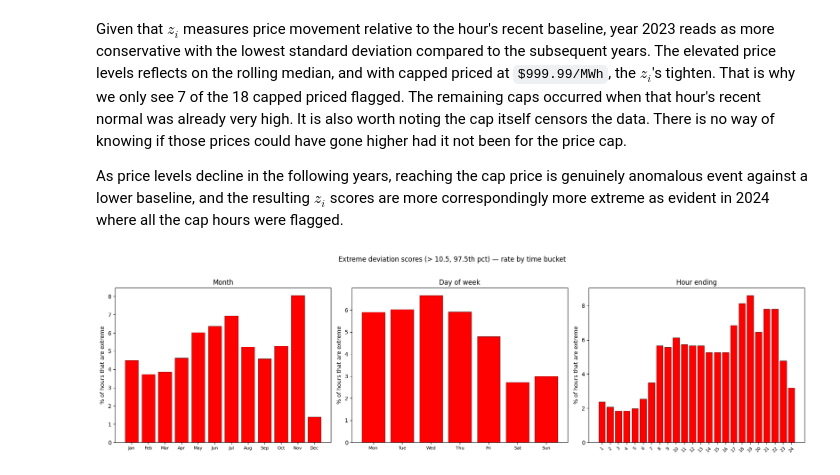
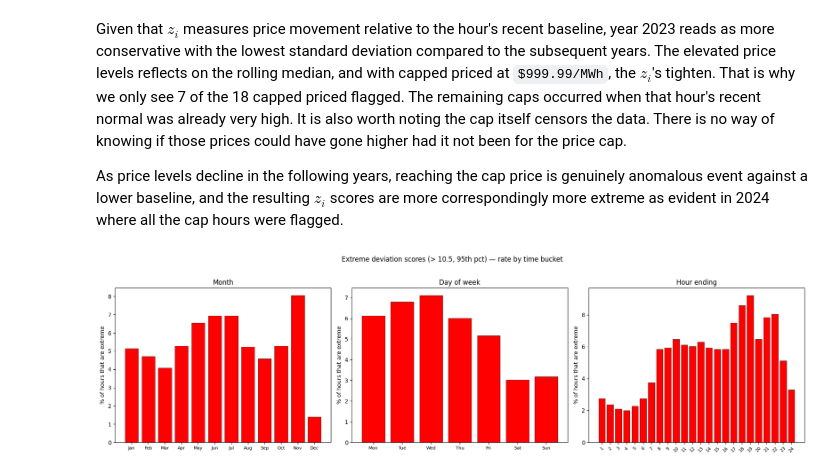
Before and after one commit to rchlmlngt/Alberta-Power-Market-Analysis, a Jupyter notebook: detecting_outliers.ipynb, the cells around one changed output. Saved outputs shown, nothing was run; the diff lists cells and outputs as text; code cells hidden in the pictures.

```diff
--- a/detecting_outliers.ipynb
+++ b/detecting_outliers.ipynb
@@ -93,8 +93,7 @@ price_rolling_median = ddb.sql('''
                 partition by hour(date_he)
                 order by date_he
                 rows between 28 preceding and 1 preceding --rolling window, not including the current value
-                ) as same_hour_28_obs_roll_med,
-            ((forecast_ail - actual_ail)/actual_ail)*100 as demand_pct_error
+                ) as same_hour_28_obs_roll_med
         from ActualForecast
     ),
     roll_MAD as (
@@ -112,12 +111,7 @@ price_rolling_median = ddb.sql('''
         actual_price,
         same_hour_28_obs_roll_med,
         same_hour_28_obs_roll_MAD,
-        case
-            when same_hour_28_obs_roll_MAD < 1.0
-                then (actual_price - same_hour_28_obs_roll_med) / 1.0
-            else (actual_price - same_hour_28_obs_roll_med) / same_hour_28_obs_roll_MAD
-        end as median_deviation_score,
-        demand_pct_error
+        (actual_price - same_hour_28_obs_roll_med) / same_hour_28_obs_roll_MAD as median_deviation_score
     from roll_MAD
     where date_he >= '2023-01-01'
     order by date_he
@@ -176,9 +170,6 @@ diff_mad = (c - d).abs()
 print("non-NaN comparisons:", diff_mad.notna().sum())
 print("max abs diff:", diff_mad.max())
 
-floored = price_rolling_median['same_hour_28_obs_roll_MAD'] < 1.0
-print("floored share:", round(floored.mean()*100, 2), "%")
-
 print(price_rolling_median.info())
 
 print("start:", price_rolling_median['date_he'].min(), "| end:", price_rolling_median['date_he'].max())
@@ -380,34 +370,35 @@ RATE = True   # True = extreme hours / total hours in bucket; False = raw counts
 
 p95 = price_rolling_median['median_deviation_score'].quantile(0.95)
 df = price_rolling_median.copy()
+df = df[df['date_he'].dt.year.between(2023, 2025)]
 df['is_ext'] = df['median_deviation_score'] > p95
 
 df['month'] = df['date_he'].dt.month
 df['dow']   = df['date_he'].dt.dayofweek
 df['he']    = df['date_he'].dt.hour.replace(0, 24)   # hour-ending: 0 -> 24
 
 dims = [
     ('month', 'Month',       list(range(1, 13)),
         ['Jan','Feb','Mar','Apr','May','Jun','Jul','Aug','Sep','Oct','Nov','Dec']),
     ('dow',   'Day of week', list(range(7)), ['Mon','Tue','Wed','Thu','Fri','Sat','Sun']),
     ('he',    'Hour ending', list(range(1, 25)), None),
 ]
 
 fig, axes = plt.subplots(1, 3, figsize=(18, 5))
 for ax, (col, title, order, labels) in zip(axes, dims):
     ext   = df.loc[df['is_ext'], col].value_counts().reindex(order, fill_value=0)
     total = df[col].value_counts().reindex(order, fill_value=0)
     y = (ext / total * 100) if RATE else ext
     ax.bar(range(len(order)), y.values, color='red', edgecolor='black', linewidth=0.4)
     ax.set_xticks(range(len(order)))
     ax.set_xticklabels(labels if labels else order,
                        rotation=45 if col == 'he' else 0, fontsize=8)
     ax.set_title(title)
     ax.set_ylabel('% of hours that are extreme' if RATE else 'count of extreme hours')
 
-fig.suptitle(f'Extreme deviation scores (> {p95:.1f}, 97.5th pct) — '
+fig.suptitle(f'Extreme deviation scores (> {p95:.1f}, 95th pct) — '
              f'{"rate" if RATE else "count"} by time bucket', y=1.02)
 plt.tight_layout()
 plt.show()
 # %% [output]
-[figure, old version]
+[figure, new version]
```
Also changed, not shown: parts of 6 cells of this notebook.
